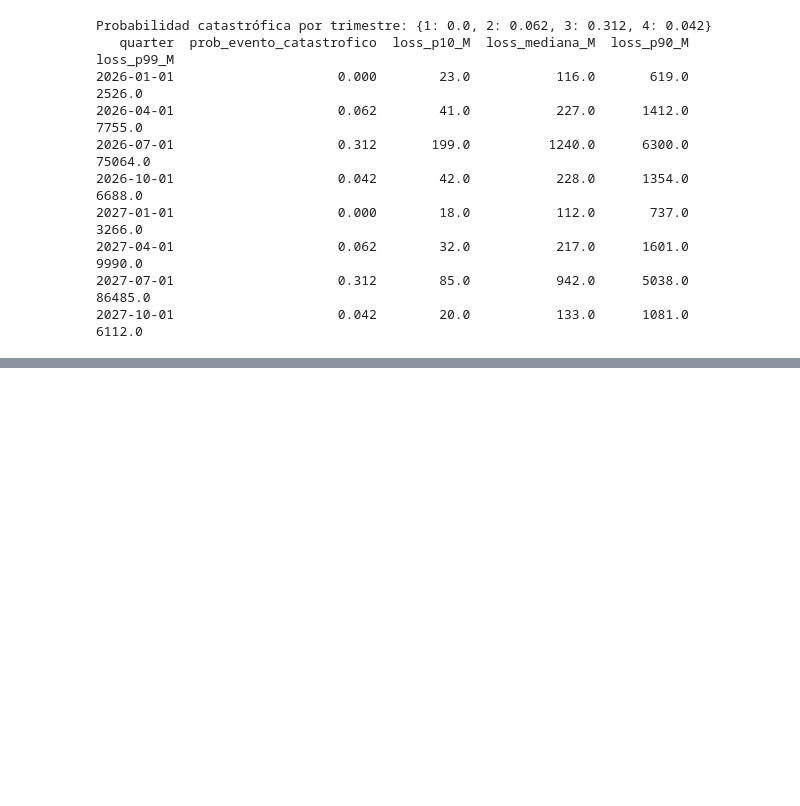
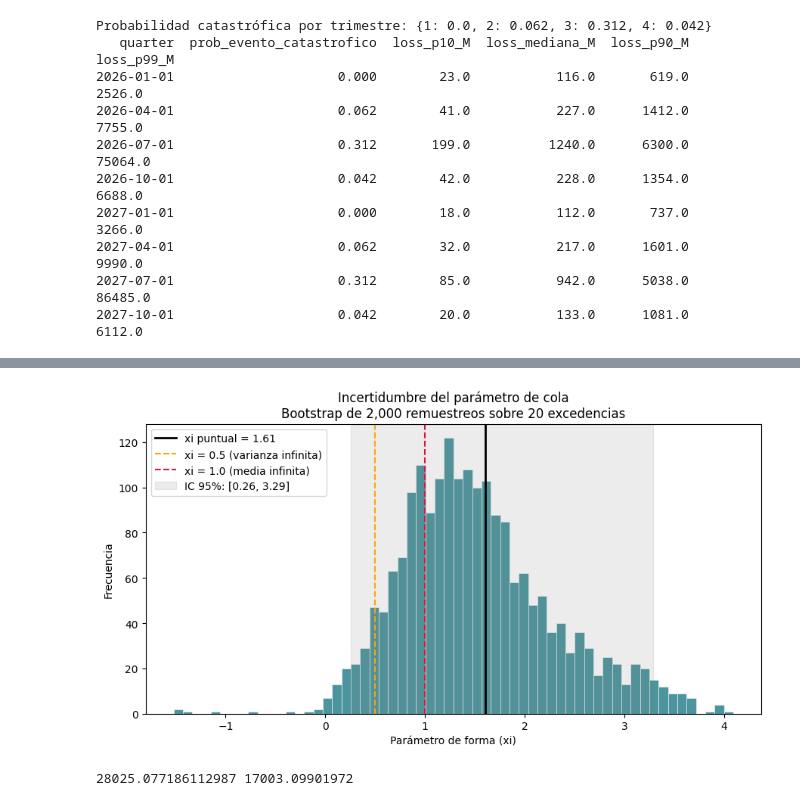
Before and after one commit to Estef1997/nfip-forecast-project, a Jupyter notebook: nfip_modeling.ipynb, the cells around one changed output, grey strips where cells are left out. Cells and saved outputs as stored; diff of their text form; code cells hidden in the pictures; blank space fills up the shorter version.

```diff
--- a/nfip_modeling.ipynb
+++ b/nfip_modeling.ipynb
@@ -211,0 +311,22 @@ Probabilidad catastrófica por trimestre: {1: 0.0, 2: 0.062, 3: 0.312, 4: 0.042}
+# %%
+import json, numpy as np
+
+validacion = {
+    "peor_trimestre_historico": {"periodo": "2005Q3", "perdida_musd": 17003},
+    "n_trimestres": int(len(losses_full)),
+    "n_excedencias": int(len(exceedances)),
+    "umbral_p90_musd": float(threshold),
+    "xi_puntual": float(shape),
+    "sigma": float(scale),
+    "xi_ic95": [float(np.percentile(xis, 2.5)), float(np.percentile(xis, 97.5))],
+    "pct_media_infinita": float((xis >= 1).mean()),
+    "pct_varianza_infinita": float((xis >= 0.5).mean()),
+    "periodos_retorno": {str(x): float(1/(prob_loss_greater_than(x)*4))
+                         for x in [1000, 4000, 10000, 17000, 40000, 75000, 86000]},
+}
+
+with open("evt_validacion.json", "w", encoding="utf-8") as f:
+    json.dump(validacion, f, indent=2, ensure_ascii=False)
+
+np.save("bootstrap_xis.npy", xis)   # los 2,000 remuestreos crudos
+print(json.dumps(validacion, indent=2, ensure_ascii=False))
@@ -211,0 +351,27 @@ Probabilidad catastrófica por trimestre: {1: 0.0, 2: 0.062, 3: 0.312, 4: 0.042}
+# %%
+import matplotlib.pyplot as plt
+
+fig, ax = plt.subplots(figsize=(9, 5))
+ax.hist(xis, bins=60, color="#4C959E", edgecolor="white", linewidth=0.4)
+
+ax.axvline(shape, color="black", lw=2, label=f"xi puntual = {shape:.2f}")
+ax.axvline(0.5, color="orange", ls="--", lw=1.5, label="xi = 0.5 (varianza infinita)")
+ax.axvline(1.0, color="crimson", ls="--", lw=1.5, label="xi = 1.0 (media infinita)")
+
+# Sombreamos el IC 95%
+lo, hi = np.percentile(xis, [2.5, 97.5])
+ax.axvspan(lo, hi, color="gray", alpha=0.15, label=f"IC 95%: [{lo:.2f}, {hi:.2f}]")
+
+ax.set_xlabel("Parámetro de forma (xi)")
+ax.set_ylabel("Frecuencia")
+ax.set_title(f"Incertidumbre del parámetro de cola\nBootstrap de {len(xis):,} remuestreos sobre {len(exceedances)} excedencias")
+ax.legend()
+plt.tight_layout()
+plt.savefig("bootstrap_xi.png", dpi=150)
+plt.show()
+# %% [output]
+[figure, added]
+# %%
+print(df["total_paid_real"].max()/1e6, df_full["total_paid"].max()/1e6)
+# %% [output]
+28025.077186112987 17003.09901972
```
Also changed, not shown: parts of 11 cells of this notebook, 2 other files.
